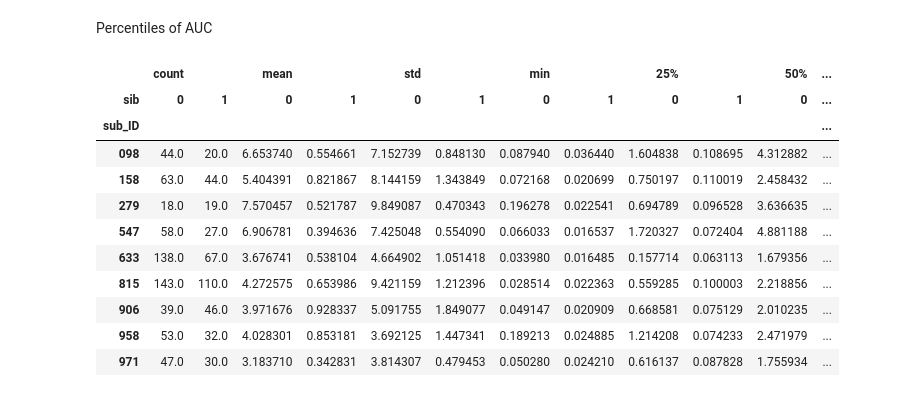
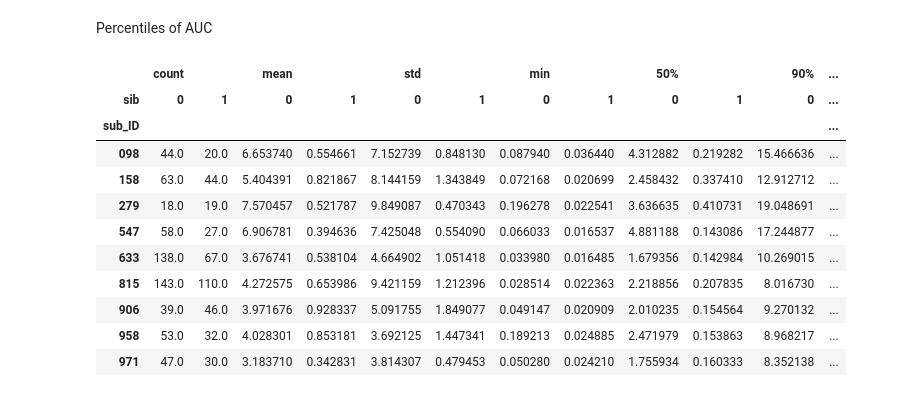
Before and after one commit to marcellosicbaldi/Every-Move-You-Make, a Jupyter notebook: src/notebook.ipynb, the cells around one changed output. Cells and saved outputs as stored; diff of their text form; code cells hidden in the pictures.

```diff
--- a/src/notebook.ipynb
+++ b/src/notebook.ipynb
@@ -370,21 +370,21 @@ plt.legend(handles, labels, loc='upper right', frameon=True, fancybox=True, shad
 # %% [markdown]
 Percentiles of AUC
 # %%
-burst_describe = bursts_all_limbs_allSub.groupby(["sub_ID", "sib"])["AUC"].describe().unstack()
+burst_describe = bursts_all_limbs_allSub.groupby(["sub_ID", "sib"])["AUC"].describe(percentiles = [0.9]).unstack()
 burst_describe
 # %% [output]
-|  | count |  | mean |  | std |  | min |  | 25% |  | 50% | ... |
+|  | count |  | mean |  | std |  | min |  | 50% |  | 90% | ... |
 | sib | 0 | 1 | 0 | 1 | 0 | 1 | 0 | 1 | 0 | 1 | 0 | ... |
 | sub_ID |  |  |  |  |  |  |  |  |  |  |  | ... |
-| 098 | 44.0 | 20.0 | 6.653740 | 0.554661 | 7.152739 | 0.848130 | 0.087940 | 0.036440 | 1.604838 | 0.108695 | 4.312882 | ... |
-| 158 | 63.0 | 44.0 | 5.404391 | 0.821867 | 8.144159 | 1.343849 | 0.072168 | 0.020699 | 0.750197 | 0.110019 | 2.458432 | ... |
-| 279 | 18.0 | 19.0 | 7.570457 | 0.521787 | 9.849087 | 0.470343 | 0.196278 | 0.022541 | 0.694789 | 0.096528 | 3.636635 | ... |
-| 547 | 58.0 | 27.0 | 6.906781 | 0.394636 | 7.425048 | 0.554090 | 0.066033 | 0.016537 | 1.720327 | 0.072404 | 4.881188 | ... |
-| 633 | 138.0 | 67.0 | 3.676741 | 0.538104 | 4.664902 | 1.051418 | 0.033980 | 0.016485 | 0.157714 | 0.063113 | 1.679356 | ... |
-| 815 | 143.0 | 110.0 | 4.272575 | 0.653986 | 9.421159 | 1.212396 | 0.028514 | 0.022363 | 0.559285 | 0.100003 | 2.218856 | ... |
-| 906 | 39.0 | 46.0 | 3.971676 | 0.928337 | 5.091755 | 1.849077 | 0.049147 | 0.020909 | 0.668581 | 0.075129 | 2.010235 | ... |
-| 958 | 53.0 | 32.0 | 4.028301 | 0.853181 | 3.692125 | 1.447341 | 0.189213 | 0.024885 | 1.214208 | 0.074233 | 2.471979 | ... |
-| 971 | 47.0 | 30.0 | 3.183710 | 0.342831 | 3.814307 | 0.479453 | 0.050280 | 0.024210 | 0.616137 | 0.087828 | 1.755934 | ... |
+| 098 | 44.0 | 20.0 | 6.653740 | 0.554661 | 7.152739 | 0.848130 | 0.087940 | 0.036440 | 4.312882 | 0.219282 | 15.466636 | ... |
+| 158 | 63.0 | 44.0 | 5.404391 | 0.821867 | 8.144159 | 1.343849 | 0.072168 | 0.020699 | 2.458432 | 0.337410 | 12.912712 | ... |
+| 279 | 18.0 | 19.0 | 7.570457 | 0.521787 | 9.849087 | 0.470343 | 0.196278 | 0.022541 | 3.636635 | 0.410731 | 19.048691 | ... |
+| 547 | 58.0 | 27.0 | 6.906781 | 0.394636 | 7.425048 | 0.554090 | 0.066033 | 0.016537 | 4.881188 | 0.143086 | 17.244877 | ... |
+| 633 | 138.0 | 67.0 | 3.676741 | 0.538104 | 4.664902 | 1.051418 | 0.033980 | 0.016485 | 1.679356 | 0.142984 | 10.269015 | ... |
+| 815 | 143.0 | 110.0 | 4.272575 | 0.653986 | 9.421159 | 1.212396 | 0.028514 | 0.022363 | 2.218856 | 0.207835 | 8.016730 | ... |
+| 906 | 39.0 | 46.0 | 3.971676 | 0.928337 | 5.091755 | 1.849077 | 0.049147 | 0.020909 | 2.010235 | 0.154564 | 9.270132 | ... |
+| 958 | 53.0 | 32.0 | 4.028301 | 0.853181 | 3.692125 | 1.447341 | 0.189213 | 0.024885 | 2.471979 | 0.153863 | 8.968217 | ... |
+| 971 | 47.0 | 30.0 | 3.183710 | 0.342831 | 3.814307 | 0.479453 | 0.050280 | 0.024210 | 1.755934 | 0.160333 | 8.352138 | ... |
 # %%
 # Are there awake burts with less or equal entity than the maximum asleep burst?
 
```
Also changed, not shown: parts of 21 cells of this notebook, 1 other file.
